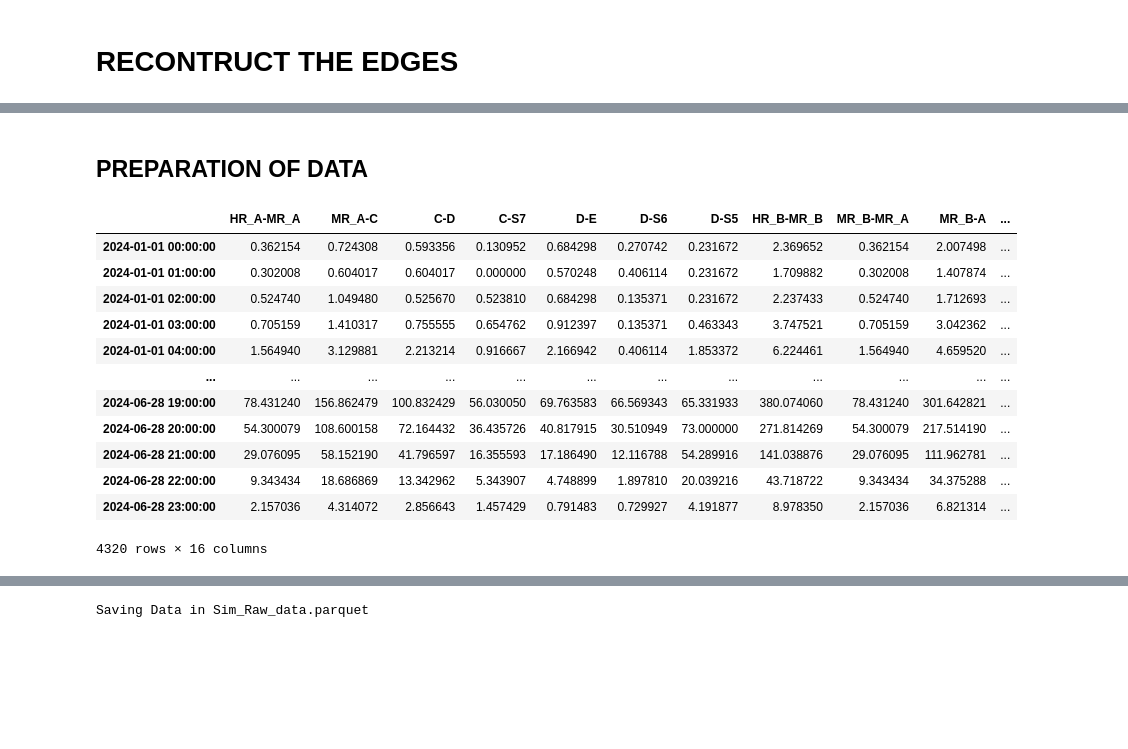
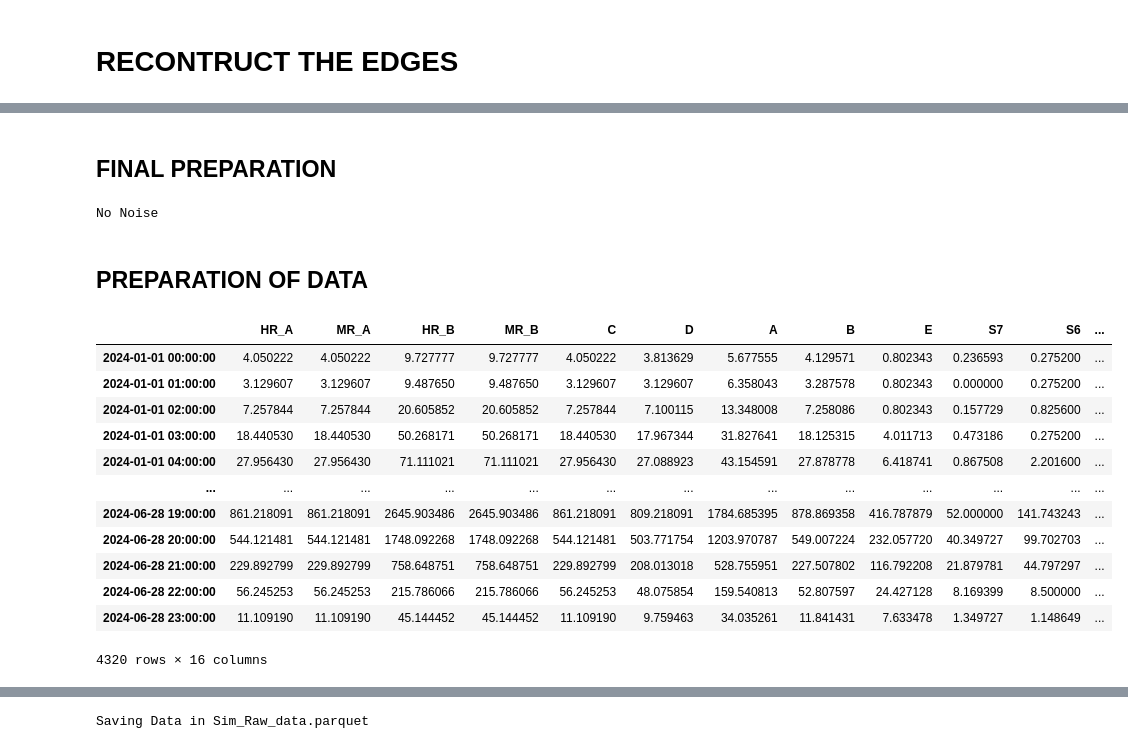
Before and after one commit to vmasuero/AFE, a Jupyter notebook: Modular/OLD/RawData_Simulation - Copy.ipynb, the cells around one changed output, grey strips where cells are left out. Cells and saved outputs as stored; diff of their text form; code cells hidden in the pictures; blank space fills up the shorter version.

```diff
--- a/Modular/OLD/RawData_Simulation - Copy.ipynb
+++ b/Modular/OLD/RawData_Simulation - Copy.ipynb
@@ -237,5 +248,15 @@ Edges: [('HR_A-MR_A', 'MR_A-C'), ('MR_A-C', 'C-D'), ('MR_A-C', 'C-S7'), ('C-D',
 # %% [markdown]
 # CREATING DEMANDS
+# %%
+RANGES_DEMANDS = {
+    'S1': (800, 1000),
+    'S2': (10, 30),
+    'S3': (100, 200),
+    'S4': (500, 600),
+    'S5': (300, 400),
+    'S6': (100, 200),
+    'S7': (50, 60)
+}
 # %%
 def create_skewed_series(n_points, max_val, skewness, sigma=1.0):
     """
@@ -268,7 +289,7 @@ def create_skewed_series(n_points, max_val, skewness, sigma=1.0):
 
     return pd.Series(final_data)
 
-def create_day_demand(day:datetime, node:str, amp_range:int = (60, 100), skewness_range:int = (-6,-3), sigma_range:int = (7, 10), nn:int = 1440, points:int = 24):
+def create_day_demand(day:datetime, node:str, amp_range:int = (10, 1000), skewness_range:int = (-6,-3), sigma_range:int = (7, 10), nn:int = 1440, points:int = 24):
 
     _max_val = random.randint(amp_range[0], amp_range[1])
     _skewness = random.randint(skewness_range[0], skewness_range[1])
@@ -281,11 +302,19 @@ def create_day_demand(day:datetime, node:str, amp_range:int = (60, 100), skewnes
     _curve.index = pd.date_range(start=day, periods=points, freq='h')
     _curve = _curve * _max_val/_curve.max()
 
+    ## PATCHS ###
+    _curve = _curve.shift(3).bfill()
+    _curve[(_curve.index.hour > 15) & (_curve.index.hour < 20)] *= 1.4
+    _curve[(_curve.index.hour > 21)] *= 1.4
+    _curve[(_curve.index.hour < 13)] *= 1.5
+
     return _curve
 
 
 
-DEMANDS_NODES = [x for x in G_links.nodes() if re.match(r'.*-S\d+', x)]
+from random import randint
+
+DEMANDS_NODES = [x for x in G_router.nodes() if re.match(r'.*S\d+', x)]
 print(f"Nodes con demanda: {DEMANDS_NODES}")
 DAY_START = datetime(2024, 1, 1)
 RANGE_MONTHS = 6
@@ -295,7 +324,16 @@ DEMANDS = []
 for _day in RANGE_DATE:
     _demands_day = {}
     for _node in DEMANDS_NODES:
-        _demands_day[_node] = create_day_demand(_day, _node)
+        _range_amp = RANGES_DEMANDS[_node]
+        if randint(0,100) == 10:
+            print("add valley")
+            _range_amp = (_range_amp[0]*0.5, _range_amp[1]*0.5)
+        if randint(0,100) == 10:
+            print("add peak")
+            _range_amp = (_range_amp[0]*1.5, _range_amp[1]*2)
+
+        _demands_day[_node] = create_day_demand(_day, _node, amp_range=_range_amp)
+
     DEMANDS.append(pd.DataFrame(_demands_day))
 
 DEMANDS = pd.concat(DEMANDS)
@@ -428,32 +708,37 @@ display_sparse_flow_graph(G_links, RAW_DATA.sample(1).to_dict('records')[0])
+# %% [markdown]
+## FINAL PREPARATION
 # %%
 
 ############################################## SIULATING NOISE ################################
 if NOISE_RANGE > 0:
     NOISE =  np.random.uniform(-NOISE_RANGE, NOISE_RANGE,size=RAW_DATA.shape)
 else:
+    print(f"No Noise")
     NOISE = 0
 
 RAW_DATA = RAW_DATA*(1+NOISE)
 RAW_DATA = RAW_DATA.T
+# %% [output]
+No Noise
 # %% [markdown]
 ## PREPARATION OF DATA
 # %%
 SAMPLING = '1h'
 TSS = RAW_DATA.T.copy()
 TSS = TSS.resample(SAMPLING).mean()
-TSS = TSS[np.array(G_links.nodes())]
+TSS = TSS[np.array(G_router.nodes())]
 TSS
 # %% [output]
-|  | HR_A-MR_A | MR_A-C | C-D | C-S7 | D-E | D-S6 | D-S5 | HR_B-MR_B | MR_B-MR_A | MR_B-A | ... |
-| 2024-01-01 00:00:00 | 0.362154 | 0.724308 | 0.593356 | 0.130952 | 0.684298 | 0.270742 | 0.231672 | 2.369652 | 0.362154 | 2.007498 | ... |
-| 2024-01-01 01:00:00 | 0.302008 | 0.604017 | 0.604017 | 0.000000 | 0.570248 | 0.406114 | 0.231672 | 1.709882 | 0.302008 | 1.407874 | ... |
-| 2024-01-01 02:00:00 | 0.524740 | 1.049480 | 0.525670 | 0.523810 | 0.684298 | 0.135371 | 0.231672 | 2.237433 | 0.524740 | 1.712693 | ... |
-| 2024-01-01 03:00:00 | 0.705159 | 1.410317 | 0.755555 | 0.654762 | 0.912397 | 0.135371 | 0.463343 | 3.747521 | 0.705159 | 3.042362 | ... |
-| 2024-01-01 04:00:00 | 1.564940 | 3.129881 | 2.213214 | 0.916667 | 2.166942 | 0.406114 | 1.853372 | 6.224461 | 1.564940 | 4.659520 | ... |
-| ... | ... | ... | ... | ... | ... | ... | ... | ... | ... | ... | ... |
-| 2024-06-28 19:00:00 | 78.431240 | 156.862479 | 100.832429 | 56.030050 | 69.763583 | 66.569343 | 65.331933 | 380.074060 | 78.431240 | 301.642821 | ... |
-| 2024-06-28 20:00:00 | 54.300079 | 108.600158 | 72.164432 | 36.435726 | 40.817915 | 30.510949 | 73.000000 | 271.814269 | 54.300079 | 217.514190 | ... |
-| 2024-06-28 21:00:00 | 29.076095 | 58.152190 | 41.796597 | 16.355593 | 17.186490 | 12.116788 | 54.289916 | 141.038876 | 29.076095 | 111.962781 | ... |
-| 2024-06-28 22:00:00 | 9.343434 | 18.686869 | 13.342962 | 5.343907 | 4.748899 | 1.897810 | 20.039216 | 43.718722 | 9.343434 | 34.375288 | ... |
-| 2024-06-28 23:00:00 | 2.157036 | 4.314072 | 2.856643 | 1.457429 | 0.791483 | 0.729927 | 4.191877 | 8.978350 | 2.157036 | 6.821314 | ... |
+|  | HR_A | MR_A | HR_B | MR_B | C | D | A | B | E | S7 | S6 | ... |
+| 2024-01-01 00:00:00 | 4.050222 | 4.050222 | 9.727777 | 9.727777 | 4.050222 | 3.813629 | 5.677555 | 4.129571 | 0.802343 | 0.236593 | 0.275200 | ... |
+| 2024-01-01 01:00:00 | 3.129607 | 3.129607 | 9.487650 | 9.487650 | 3.129607 | 3.129607 | 6.358043 | 3.287578 | 0.802343 | 0.000000 | 0.275200 | ... |
+| 2024-01-01 02:00:00 | 7.257844 | 7.257844 | 20.605852 | 20.605852 | 7.257844 | 7.100115 | 13.348008 | 7.258086 | 0.802343 | 0.157729 | 0.825600 | ... |
+| 2024-01-01 03:00:00 | 18.440530 | 18.440530 | 50.268171 | 50.268171 | 18.440530 | 17.967344 | 31.827641 | 18.125315 | 4.011713 | 0.473186 | 0.275200 | ... |
+| 2024-01-01 04:00:00 | 27.956430 | 27.956430 | 71.111021 | 71.111021 | 27.956430 | 27.088923 | 43.154591 | 27.878778 | 6.418741 | 0.867508 | 2.201600 | ... |
+| ... | ... | ... | ... | ... | ... | ... | ... | ... | ... | ... | ... | ... |
+| 2024-06-28 19:00:00 | 861.218091 | 861.218091 | 2645.903486 | 2645.903486 | 861.218091 | 809.218091 | 1784.685395 | 878.869358 | 416.787879 | 52.000000 | 141.743243 | ... |
+| 2024-06-28 20:00:00 | 544.121481 | 544.121481 | 1748.092268 | 1748.092268 | 544.121481 | 503.771754 | 1203.970787 | 549.007224 | 232.057720 | 40.349727 | 99.702703 | ... |
+| 2024-06-28 21:00:00 | 229.892799 | 229.892799 | 758.648751 | 758.648751 | 229.892799 | 208.013018 | 528.755951 | 227.507802 | 116.792208 | 21.879781 | 44.797297 | ... |
+| 2024-06-28 22:00:00 | 56.245253 | 56.245253 | 215.786066 | 215.786066 | 56.245253 | 48.075854 | 159.540813 | 52.807597 | 24.427128 | 8.169399 | 8.500000 | ... |
+| 2024-06-28 23:00:00 | 11.109190 | 11.109190 | 45.144452 | 45.144452 | 11.109190 | 9.759463 | 34.035261 | 11.841431 | 7.633478 | 1.349727 | 1.148649 | ... |
 4320 rows × 16 columns
```
Also changed, not shown: parts of 17 cells of this notebook, 8 other files.
